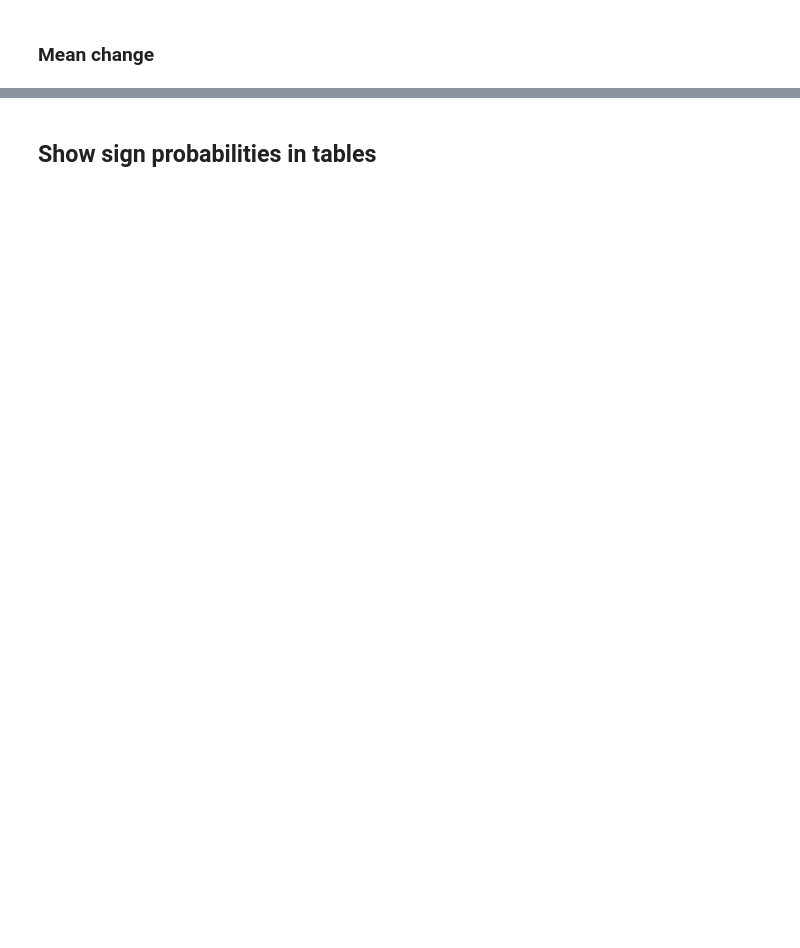
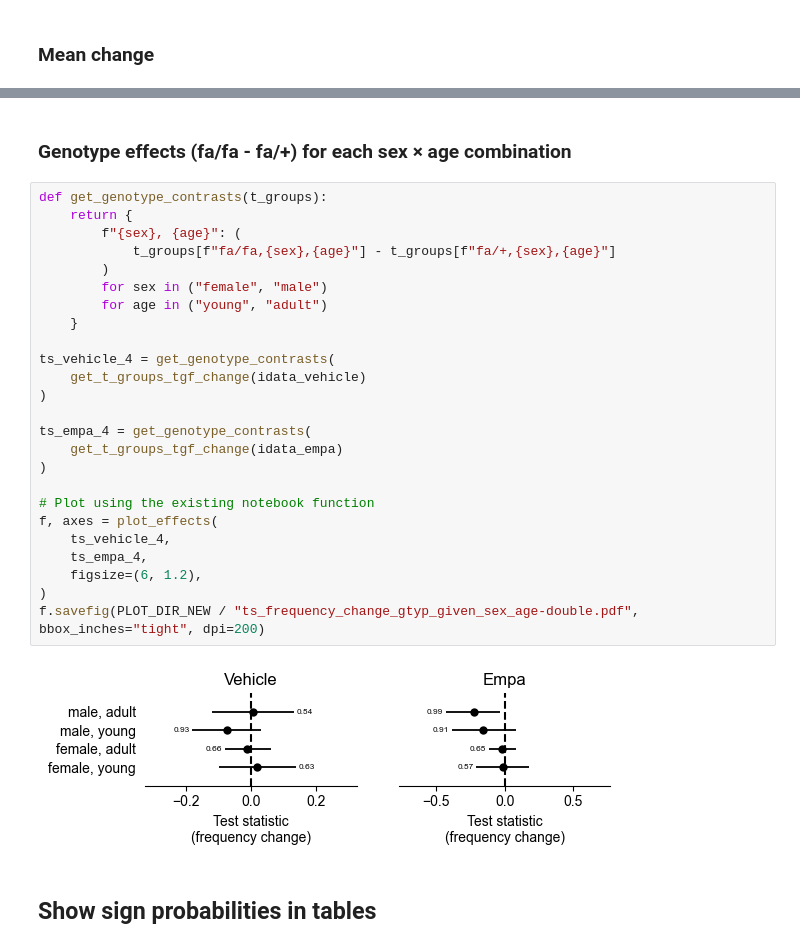
Before and after one commit to teddygroves/kidney, a Jupyter notebook: notebooks/new/analyse fits frequency change-double.ipynb, the cells around one changed output, grey strips where cells are left out. Saved outputs shown, nothing was run; the diff lists cells and outputs as text; blank space fills up the shorter version.

```diff
--- a/notebooks/new/analyse fits frequency change-double.ipynb
+++ b/notebooks/new/analyse fits frequency change-double.ipynb
@@ -135,3 +132,32 @@ f.savefig(PLOT_DIR_NEW / "ts_frequency_change_mean-double.pdf", bbox_inches="tig
+# %% [markdown]
+### Genotype effects (fa/fa - fa/+) for each sex × age combination
+# %%
+def get_genotype_contrasts(t_groups):
+    return {
+        f"{sex}, {age}": (
+            t_groups[f"fa/fa,{sex},{age}"] - t_groups[f"fa/+,{sex},{age}"]
+        )
+        for sex in ("female", "male")
+        for age in ("young", "adult")
+    }
+
+ts_vehicle_4 = get_genotype_contrasts(
+    get_t_groups_tgf_change(idata_vehicle)
+)
+
+ts_empa_4 = get_genotype_contrasts(
+    get_t_groups_tgf_change(idata_empa)
+)
+
+# Plot using the existing notebook function
+f, axes = plot_effects(
+    ts_vehicle_4,
+    ts_empa_4,
+    figsize=(6, 1.2),
+)
+f.savefig(PLOT_DIR_NEW / "ts_frequency_change_gtyp_given_sex_age-double.pdf", bbox_inches="tight", dpi=200)
+# %% [output]
+[figure, added]
 # %% [markdown]
 ## Show sign probabilities in tables
 # %%
```
Also changed, not shown: parts of 9 cells of this notebook, 58 other files.
